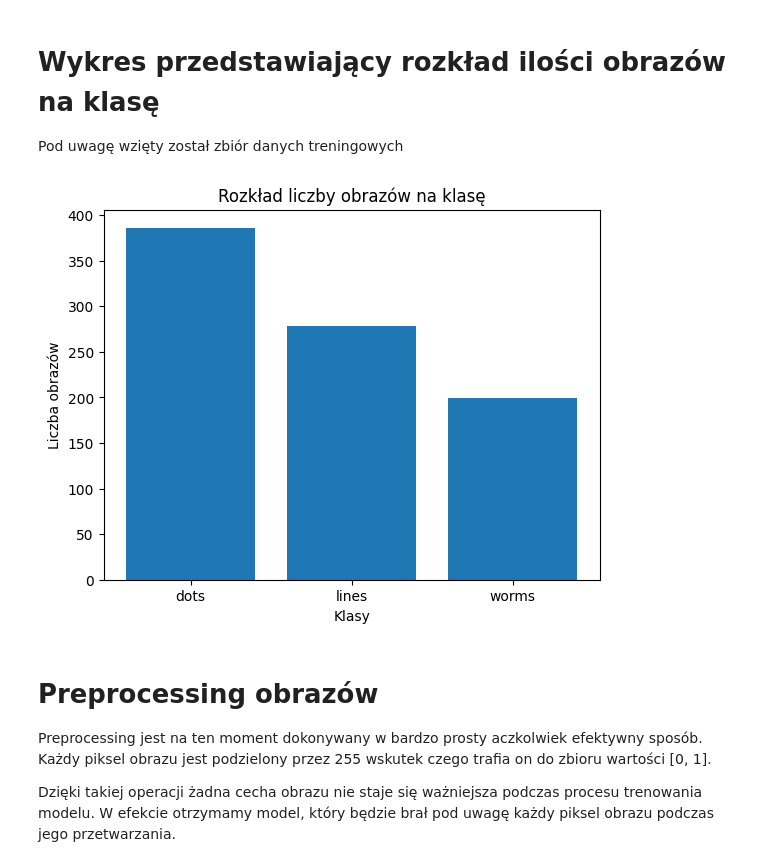
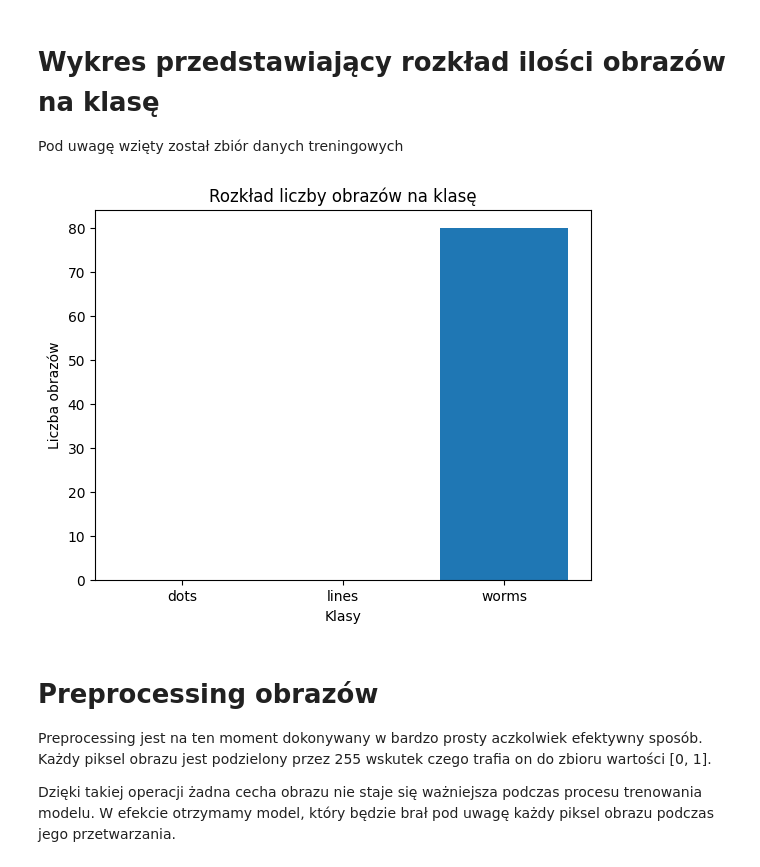
Before and after one commit to shizzeer/credo-classifier, a Jupyter notebook: credo_image_classifier.ipynb, the cells around one changed output. Saved outputs shown, nothing was run; the diff lists cells and outputs as text; code cells hidden in the pictures.

```diff
--- a/credo_image_classifier.ipynb
+++ b/credo_image_classifier.ipynb
@@ -43,7 +40,9 @@ The autoreload extension is already loaded. To reload it, use:
 # %% [markdown]
 # Załadowanie zestawu danych treningowych i walidacyjnych
 # %%
-(train_ds, validation_ds) = load_dataset('./images/', batch_size=80, validation_split=0.3)
+BATCH_SIZE = 80
+VALIDATION_SPLIT = 0.3
+(train_ds, validation_ds) = load_dataset('./images/', batch_size=BATCH_SIZE, validation_split=0.3)
 # %% [output]
 Found 1232 files belonging to 3 classes.
 Using 863 files for training.
@@ -51,0 +53,14 @@ Using 369 files for validation.
+# %%
+train_ds_batches = tf.data.experimental.cardinality(train_ds).numpy()
+validation_ds_batches = tf.data.experimental.cardinality(validation_ds).numpy()
+train_ds_size = train_ds_batches * BATCH_SIZE
+validation_ds_size = validation_ds_batches * BATCH_SIZE
+
+concatenated_ds = train_ds.concatenate(validation_ds)
+# print("Oryginalny zbiór danych:")
+# for img, label in concatenated_ds.take(10):
+#     print(f"Label: {label.numpy()}")
+concatenated_ds = concatenated_ds.shuffle(train_ds_size + validation_ds_size, seed=42, reshuffle_each_iteration=False)
+# print("Przetasowany zbiór danych:")
+# for img, label in concatenated_ds.take(10):
+#   print(f"Label: {label.numpy()}")
@@ -52,3 +69,6 @@ Using 369 files for validation.
+# %%
+train_ds = concatenated_ds.take(train_ds_batches)
+validation_ds = concatenated_ds.skip(train_ds_batches).take(validation_ds_batches)
 # %% [markdown]
 # Podział zestawu walidacyjnego na zestaw walidacyjny oraz testowy w stosunku 20% do 10%
 # %%
@@ -76,23 +96,23 @@ np.count_nonzero(image[15].numpy().astype("uint8"))
 Pod uwagę wzięty został zbiór danych treningowych
 # %%
 # Nazwy klas
-class_names = train_ds.class_names
+class_names = ['dots', 'lines', 'worms']
 
 # Dla każdej nazwy klasy musimy mieć ilość sklasyfikowanych obrazow
 class_members_count = {class_name: 0 for class_name in class_names}
 
-for _, labels in train_ds:
+for _, labels in test_ds:
   for label in labels.numpy():
     class_name = class_names[label]
     class_members_count[class_name] += 1
 
 plt.bar(class_members_count.keys(), class_members_count.values())
 plt.xlabel('Klasy')
 plt.ylabel('Liczba obrazów')
 plt.title('Rozkład liczby obrazów na klasę')
 plt.show()
 # %% [output]
-[figure, old version]
+[figure, new version]
 # %% [markdown]
 # Preprocessing obrazów
 
```
Also changed, not shown: parts of 15 cells of this notebook, 1 other file.
